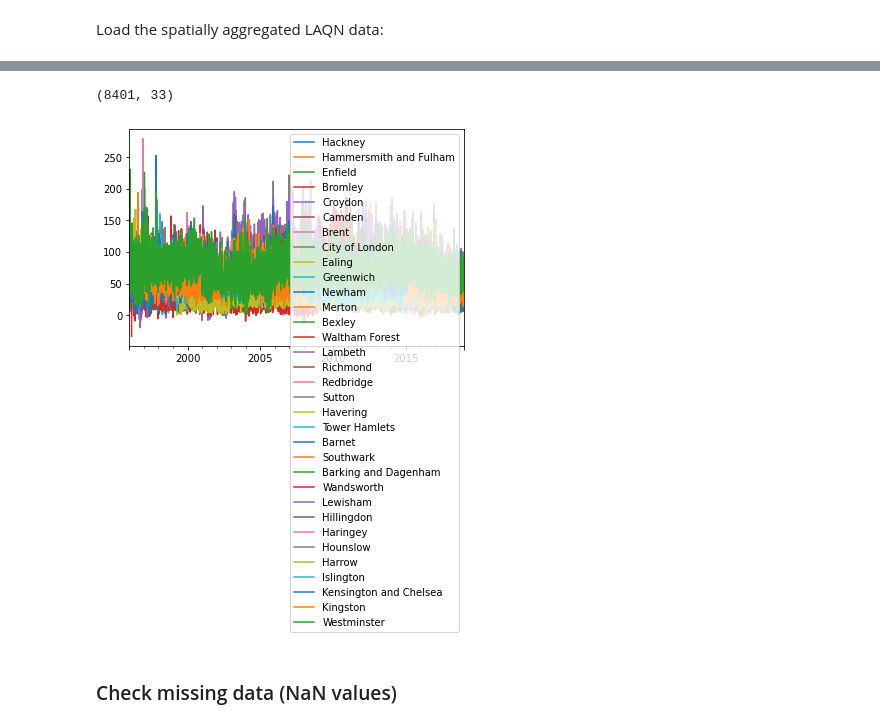
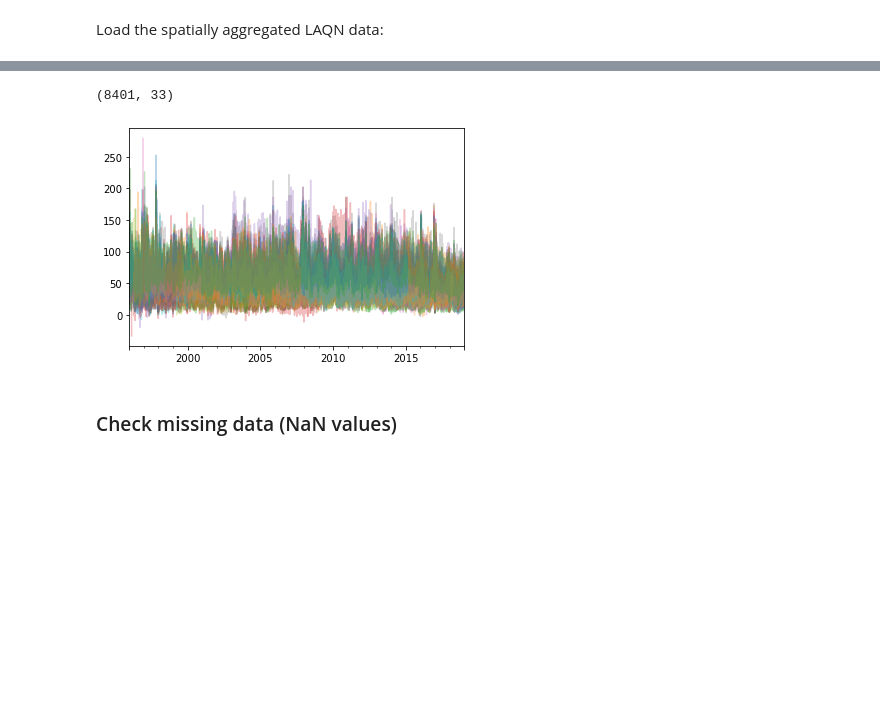
Before and after one commit to michellewl/AQmortality, a Jupyter notebook: mortality_model/borough_regression.ipynb, the cells around one changed output, grey strips where cells are left out. Cells and saved outputs as stored; diff of their text form; code cells hidden in the pictures; blank space fills up the shorter version.

```diff
--- a/mortality_model/borough_regression.ipynb
+++ b/mortality_model/borough_regression.ipynb
@@ -119,10 +69,11 @@ Find logs at: ./wandb/run-20220729_123122-19k7v867/logs
 # %%
 print(aggregated_NO2_df.shape)
-aggregated_NO2_df.plot()
+aggregated_NO2_df.plot(alpha=0.3)
+plt.legend().remove()
 plt.show()
 # %% [output]
 (8401, 33)
-[figure, old version]
+[figure, new version]
 # %% [markdown]
 ### Check missing data (NaN values)
 # %% [markdown]
```
Also changed, not shown: parts of 30 cells of this notebook.
